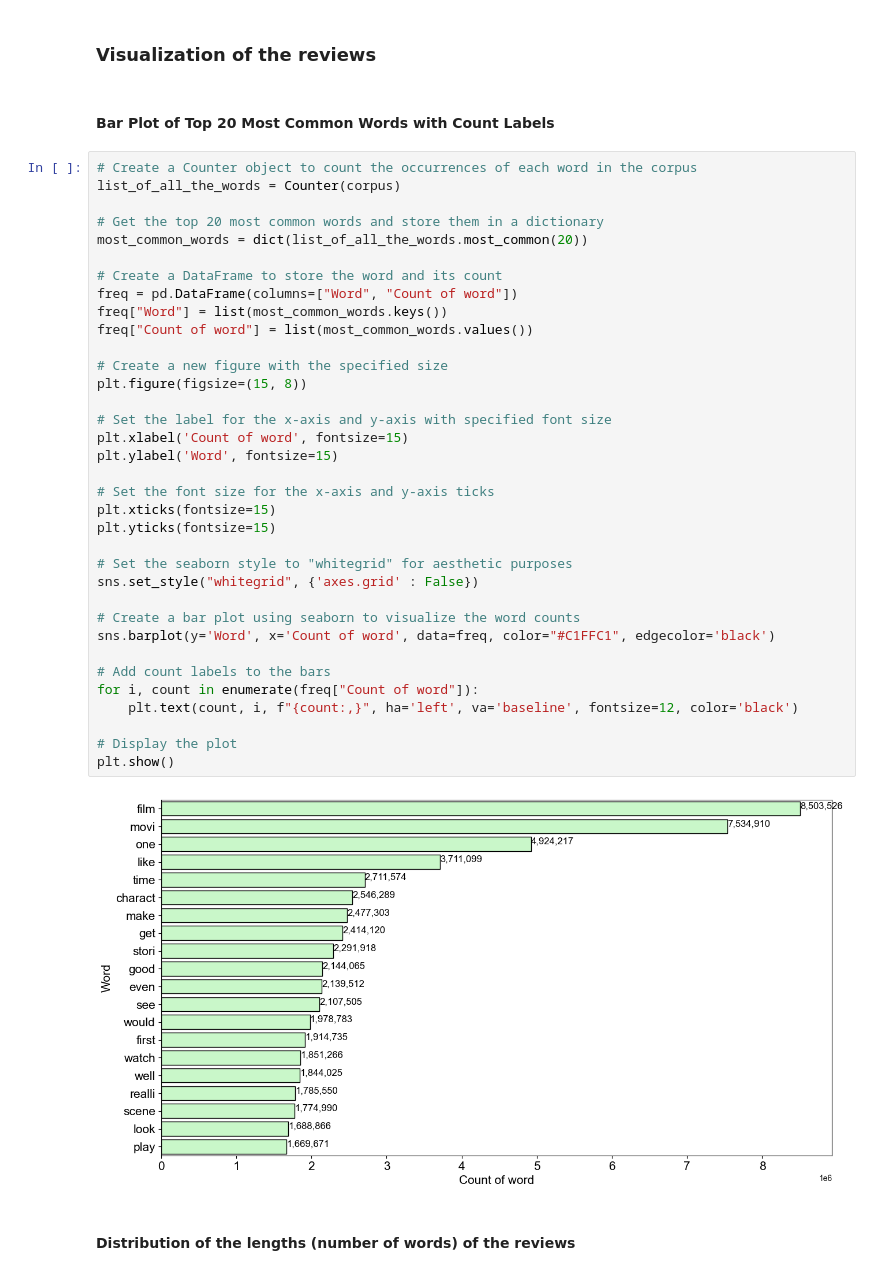
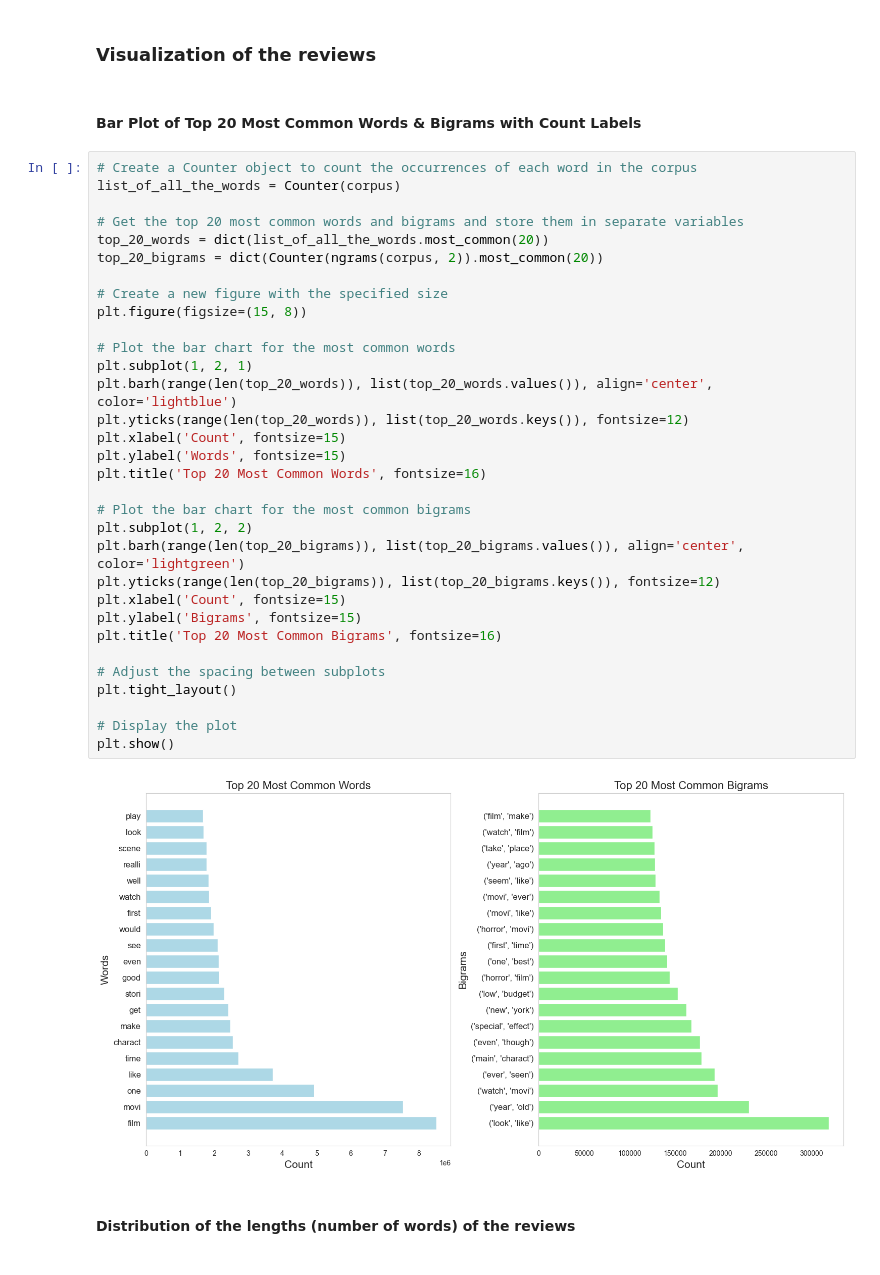
Before and after one commit to spouli/DeepLearning, a Jupyter notebook: Data_preprocessing_notebook.ipynb, the cells around one changed output. Cells and saved outputs as stored; diff of their text form.

Commit message:
add some more visuals

```diff
--- a/Data_preprocessing_notebook.ipynb
+++ b/Data_preprocessing_notebook.ipynb
@@ -400,44 +401,41 @@ The results obtained from lemmatization **did not meet our expectations** in ter
 # %% [markdown]
 ### Visualization of the reviews
 # %% [markdown]
-#### Bar Plot of Top 20 Most Common Words with Count Labels
+#### Bar Plot of Top 20 Most Common Words & Bigrams with Count Labels
-# %%
-# Create a Counter object to count the occurrences of each word in the corpus
-list_of_all_the_words = Counter(corpus)
-
-# Get the top 20 most common words and store them in a dictionary
-most_common_words = dict(list_of_all_the_words.most_common(20))
-
-# Create a DataFrame to store the word and its count
-freq = pd.DataFrame(columns=["Word", "Count of word"])
-freq["Word"] = list(most_common_words.keys())
-freq["Count of word"] = list(most_common_words.values())
-
-# Create a new figure with the specified size
-plt.figure(figsize=(15, 8))
-
-# Set the label for the x-axis and y-axis with specified font size
-plt.xlabel('Count of word', fontsize=15)
-plt.ylabel('Word', fontsize=15)
-
-# Set the font size for the x-axis and y-axis ticks
-plt.xticks(fontsize=15)
-plt.yticks(fontsize=15)
-
-# Set the seaborn style to "whitegrid" for aesthetic purposes
-sns.set_style("whitegrid", {'axes.grid' : False})
-
-# Create a bar plot using seaborn to visualize the word counts
-sns.barplot(y='Word', x='Count of word', data=freq, color="#C1FFC1", edgecolor='black')
-
-# Add count labels to the bars
-for i, count in enumerate(freq["Count of word"]):
-    plt.text(count, i, f"{count:,}", ha='left', va='baseline', fontsize=12, color='black')
-
-# Display the plot
-plt.show()
-# %% [output]
-[figure, removed]
+# %%
+# Create a Counter object to count the occurrences of each word in the corpus
+list_of_all_the_words = Counter(corpus)
+
+# Get the top 20 most common words and bigrams and store them in separate variables
+top_20_words = dict(list_of_all_the_words.most_common(20))
+top_20_bigrams = dict(Counter(ngrams(corpus, 2)).most_common(20))
+
+# Create a new figure with the specified size
+plt.figure(figsize=(15, 8))
+
+# Plot the bar chart for the most common words
+plt.subplot(1, 2, 1)
+plt.barh(range(len(top_20_words)), list(top_20_words.values()), align='center', color='lightblue')
+plt.yticks(range(len(top_20_words)), list(top_20_words.keys()), fontsize=12)
+plt.xlabel('Count', fontsize=15)
+plt.ylabel('Words', fontsize=15)
+plt.title('Top 20 Most Common Words', fontsize=16)
+
+# Plot the bar chart for the most common bigrams
+plt.subplot(1, 2, 2)
+plt.barh(range(len(top_20_bigrams)), list(top_20_bigrams.values()), align='center', color='lightgreen')
+plt.yticks(range(len(top_20_bigrams)), list(top_20_bigrams.keys()), fontsize=12)
+plt.xlabel('Count', fontsize=15)
+plt.ylabel('Bigrams', fontsize=15)
+plt.title('Top 20 Most Common Bigrams', fontsize=16)
+
+# Adjust the spacing between subplots
+plt.tight_layout()
+
+# Display the plot
+plt.show()
+# %% [output]
+[figure, added]
 # %% [markdown]
 #### Distribution of the lengths (number of words) of the reviews
 # %%
```
Also changed, not shown: parts of 8 cells of this notebook.
